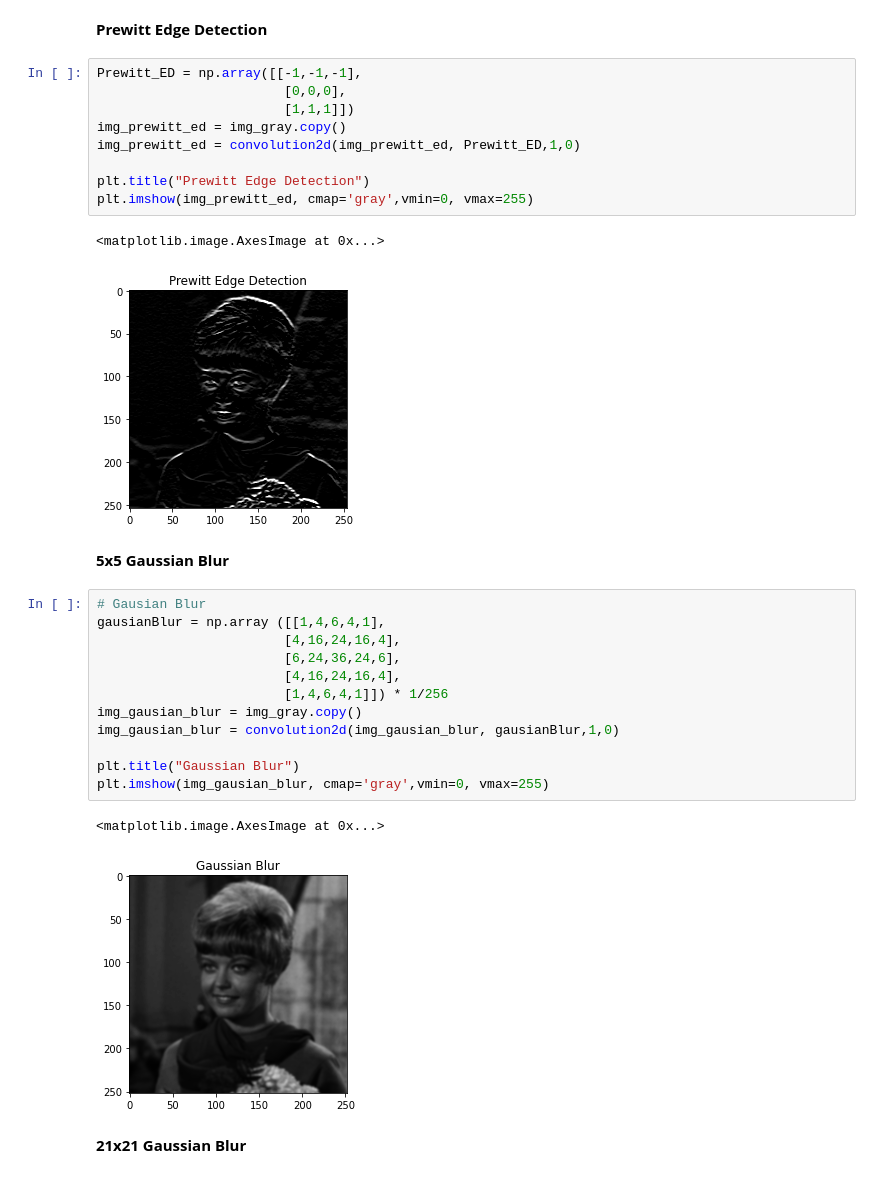
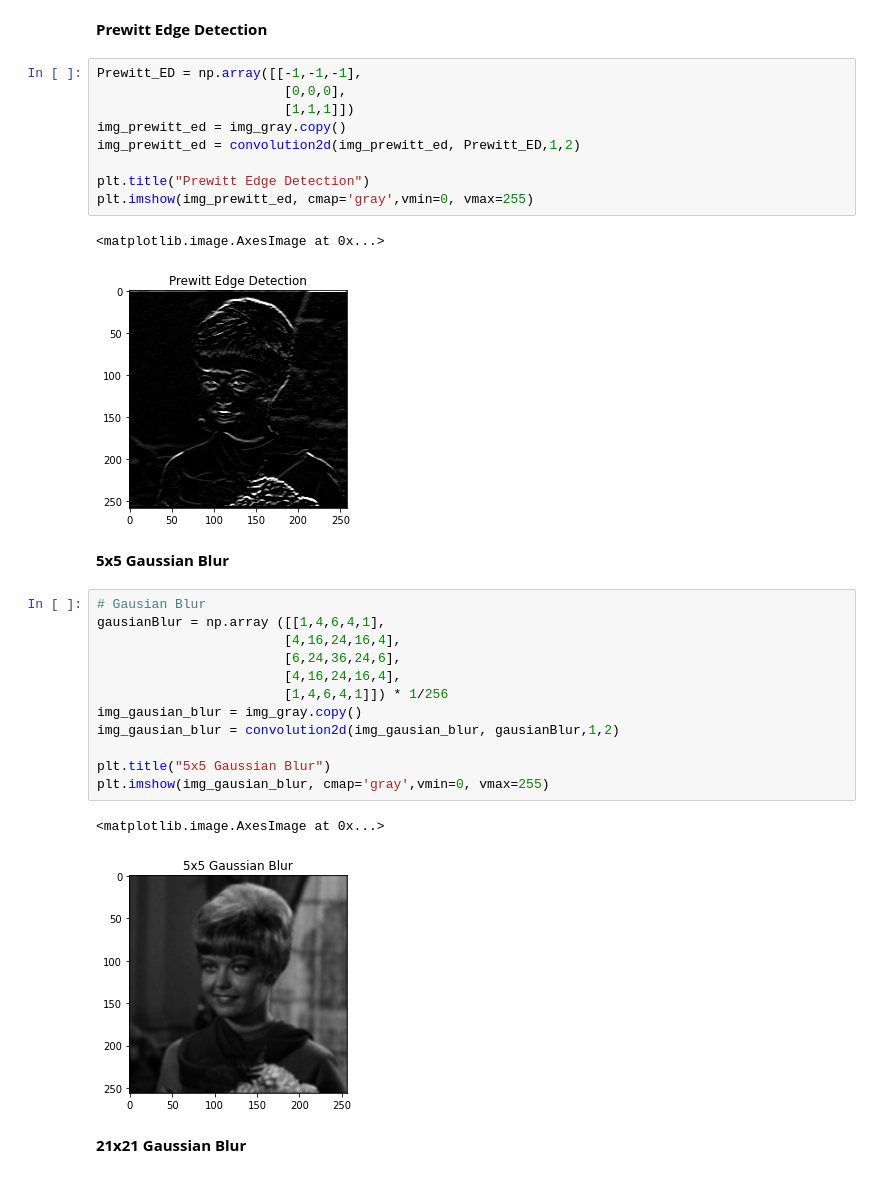
Before and after one commit to RinaHariyanti/PCVK_Genap_2023, a Jupyter notebook: Week7.ipynb, the cells around one changed output. Saved outputs shown, nothing was run; the diff lists cells and outputs as text.

```diff
--- a/Week7.ipynb
+++ b/Week7.ipynb
@@ -116,30 +121,30 @@ Prewitt_ED = np.array([[-1,-1,-1],
                         [0,0,0],
                         [1,1,1]])
 img_prewitt_ed = img_gray.copy()
-img_prewitt_ed = convolution2d(img_prewitt_ed, Prewitt_ED,1,0)
+img_prewitt_ed = convolution2d(img_prewitt_ed, Prewitt_ED,1,2)
 
 plt.title("Prewitt Edge Detection")
 plt.imshow(img_prewitt_ed, cmap='gray',vmin=0, vmax=255)
 # %% [output]
 <matplotlib.image.AxesImage at 0x...>
-[figure, old version]
+[figure, new version]
 # %% [markdown]
 **5x5 Gaussian Blur**
 # %%
 # Gausian Blur
 gausianBlur = np.array ([[1,4,6,4,1],
                         [4,16,24,16,4],
                         [6,24,36,24,6],
                         [4,16,24,16,4],
                         [1,4,6,4,1]]) * 1/256
 img_gausian_blur = img_gray.copy()
-img_gausian_blur = convolution2d(img_gausian_blur, gausianBlur,1,0)
+img_gausian_blur = convolution2d(img_gausian_blur, gausianBlur,1,2)
 
-plt.title("Gaussian Blur")
+plt.title("5x5 Gaussian Blur")
 plt.imshow(img_gausian_blur, cmap='gray',vmin=0, vmax=255)
 # %% [output]
 <matplotlib.image.AxesImage at 0x...>
-[figure, old version]
+[figure, new version]
 # %% [markdown]
 **21x21 Gaussian Blur**
 # %%
```
Also changed, not shown: parts of 6 cells of this notebook.
